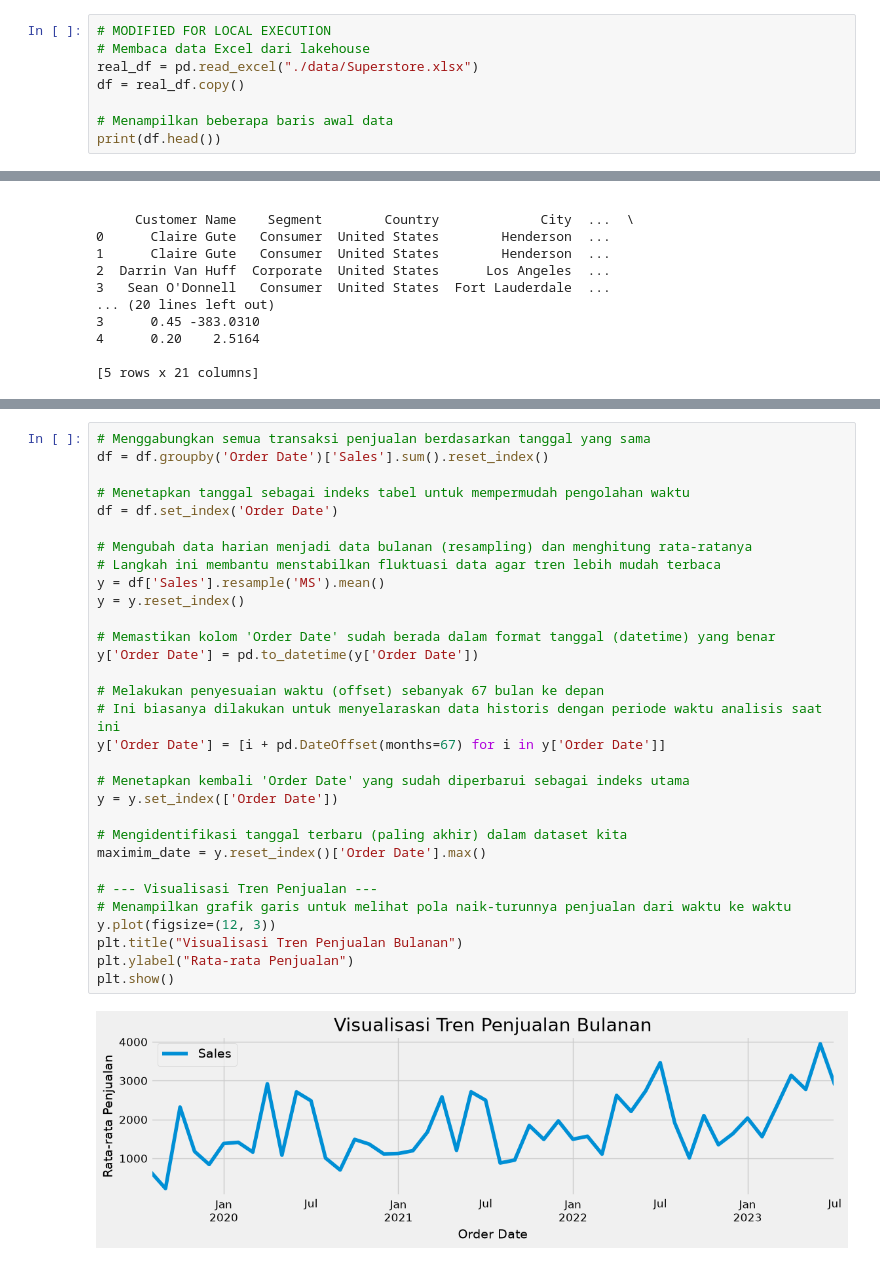
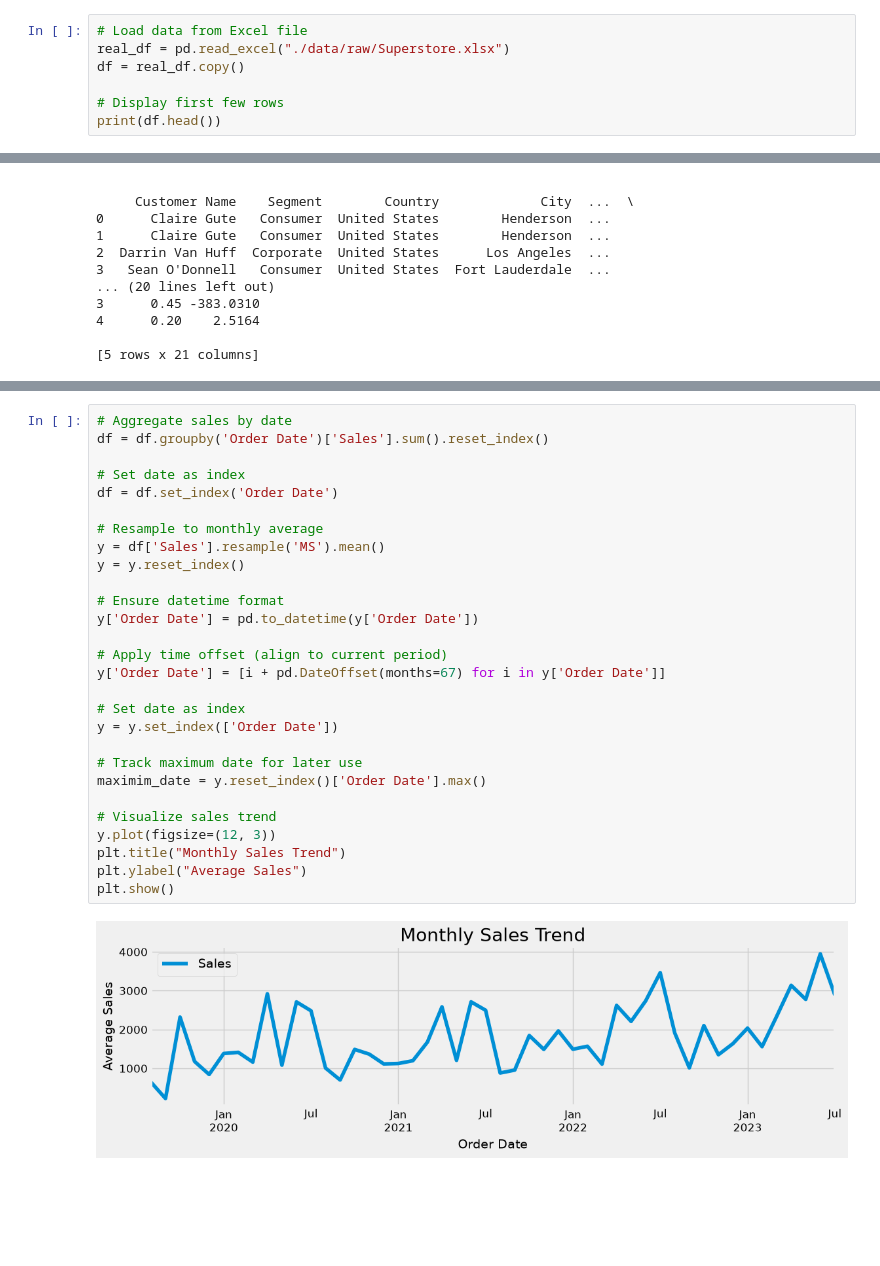
Before and after one commit to hansdarmawann/sarailmax, a Jupyter notebook: Superstore_Forecast_Local.ipynb, the cells around one changed output, grey strips where cells are left out. Cells and saved outputs as stored; diff of their text form; blank space fills up the shorter version.

```diff
--- a/Superstore_Forecast_Local.ipynb
+++ b/Superstore_Forecast_Local.ipynb
@@ -196,10 +145,9 @@ Setelah data berhasil dimuat, kita akan menyalinnya ke dalam sebuah *DataFrame*
 # %%
-# MODIFIED FOR LOCAL EXECUTION
-# Membaca data Excel dari lakehouse
-real_df = pd.read_excel("./data/Superstore.xlsx")
+# Load data from Excel file
+real_df = pd.read_excel("./data/raw/Superstore.xlsx")
 df = real_df.copy()
 
-# Menampilkan beberapa baris awal data
+# Display first few rows
 print(df.head())
 # %% [output]
    Row ID        Order ID Order Date  Ship Date       Ship Mode Customer ID  \
@@ -326,34 +245,31 @@ Pemahaman mendalam terhadap pola-pola ini sangat krusial sebagai dasar pemilihan
 # %%
-# Menggabungkan semua transaksi penjualan berdasarkan tanggal yang sama
+# Aggregate sales by date
 df = df.groupby('Order Date')['Sales'].sum().reset_index()
 
-# Menetapkan tanggal sebagai indeks tabel untuk mempermudah pengolahan waktu
+# Set date as index
 df = df.set_index('Order Date')
 
-# Mengubah data harian menjadi data bulanan (resampling) dan menghitung rata-ratanya
-# Langkah ini membantu menstabilkan fluktuasi data agar tren lebih mudah terbaca
+# Resample to monthly average
 y = df['Sales'].resample('MS').mean()
 y = y.reset_index()
 
-# Memastikan kolom 'Order Date' sudah berada dalam format tanggal (datetime) yang benar
+# Ensure datetime format
 y['Order Date'] = pd.to_datetime(y['Order Date'])
 
-# Melakukan penyesuaian waktu (offset) sebanyak 67 bulan ke depan
-# Ini biasanya dilakukan untuk menyelaraskan data historis dengan periode waktu analisis saat ini
+# Apply time offset (align to current period)
 y['Order Date'] = [i + pd.DateOffset(months=67) for i in y['Order Date']]
 
-# Menetapkan kembali 'Order Date' yang sudah diperbarui sebagai indeks utama
+# Set date as index
 y = y.set_index(['Order Date'])
 
-# Mengidentifikasi tanggal terbaru (paling akhir) dalam dataset kita
+# Track maximum date for later use
 maximim_date = y.reset_index()['Order Date'].max()
 
-# --- Visualisasi Tren Penjualan ---
-# Menampilkan grafik garis untuk melihat pola naik-turunnya penjualan dari waktu ke waktu
+# Visualize sales trend
 y.plot(figsize=(12, 3))
-plt.title("Visualisasi Tren Penjualan Bulanan")
-plt.ylabel("Rata-rata Penjualan")
+plt.title("Monthly Sales Trend")
+plt.ylabel("Average Sales")
 plt.show()
 # %% [output]
-[figure, old version]
+[figure, new version]
 # %% [markdown]
```
Also changed, not shown: parts of 52 cells of this notebook, 1 other file.
